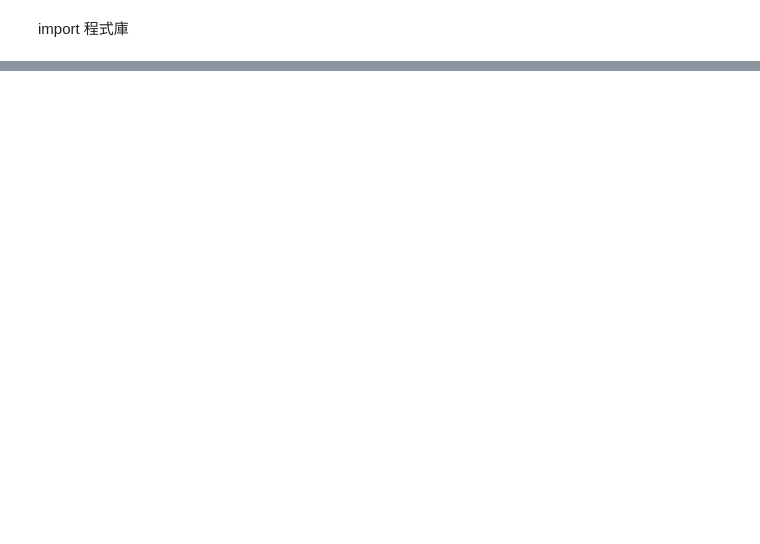
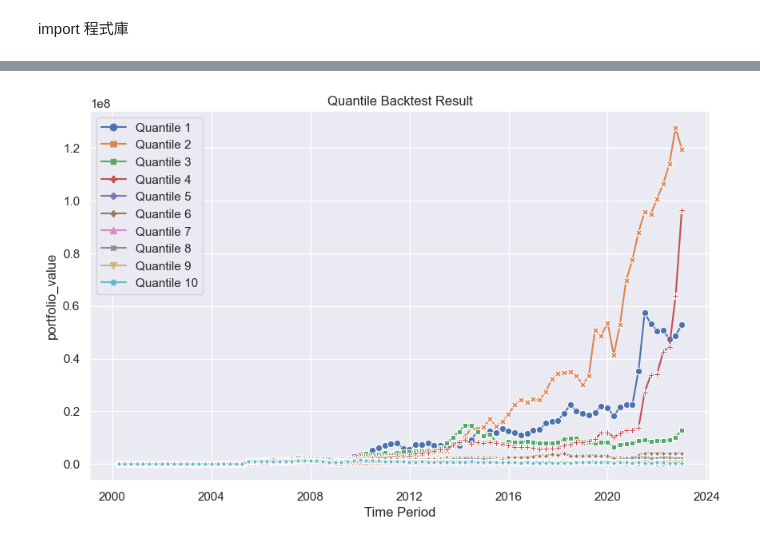
Before and after one commit to QuenHengLee/stock_factor_lab, a Jupyter notebook: main.ipynb, the cells around one changed output, grey strips where cells are left out. Cells and saved outputs as stored; diff of their text form; code cells hidden in the pictures; blank space fills up the shorter version.

```diff
--- a/main.ipynb
+++ b/main.ipynb
@@ -206,0 +39,5 @@ fig.show()
+# %%
+# 畫圖
+plotter.plot(output,index="portfolio_value")
+# %% [output]
+[figure, added]
```
Also changed, not shown: parts of 18 cells of this notebook, 3 other files.
